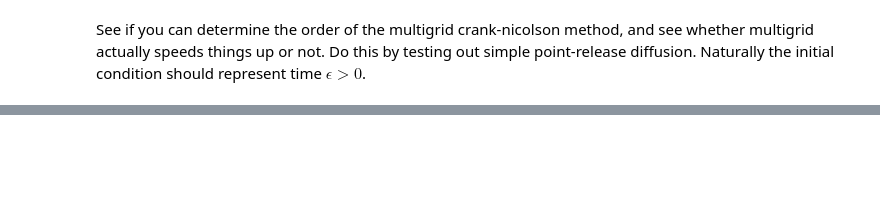
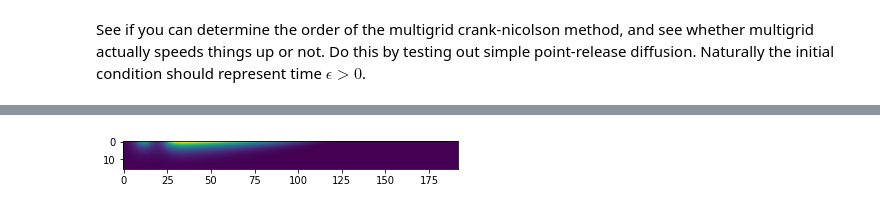
Before and after one commit to boospooky/omnitray-modeling, a Jupyter notebook: omnisim_notebook.ipynb, the cells around one changed output, grey strips where cells are left out. Saved outputs shown, nothing was run; the diff lists cells and outputs as text; code cells hidden in the pictures; blank space fills up the shorter version.

```diff
--- a/omnisim_notebook.ipynb
+++ b/omnisim_notebook.ipynb
@@ -1061,2 +1936,33 @@ cnmg_rk = importlib.reload(cnmg_rk)
+# %%
+oms = importlib.reload(oms)
+simmer = oms.Simulator(8)
+scale = simmer.scale
+ns, nz, nh, nw, _ = simmer.dims
+arr_z = nz + 5
+# simmer.set_scale(8)
+simmer.t_eval = np.arange(0,12*60*60,2).astype(np.float)
+
+# Params :    ,Dc,    rc,    rS, rR,    Hn,Kn,   Dn,     kn,      Da,   xa,    xs,  xS,
+p0 = np.array([0,  2.6e-4, 2e-4, 8e-6,  4, 68,  1.14e-6, 1.6e-2, 7e-4, 1e-2, 250, 100,
+#xr, hS,   kS,  hR, kR,  hC,  kC,    pa,  leak   min_od
+13, 2.5,  133, 2.3, 40, 2.2, 1.13e4, 3e-5, 0, 0.1], dtype=np.float64)
+
+simmer.set_p0(p0)
+
+cs_slice, cp_slice, n_slice, a_slice, s_slice, r_slice = simmer.species_slices
+scale = simmer.scale
+
+initial_array = np.zeros((arr_z, nh, nw), dtype=np.float64, order='C') + 1e-5
+initial_array[n_slice] = 100
+initial_array[cs_slice][0,scale:-scale,scale:2*scale] = od0
+# initial_array[cs_i,:,:] = od0*(np.random.random((nh,nw))<0.19)
+initial_array[cs_slice][0,:,:] = ndi.gaussian_filter(initial_array[cs_slice][0,...], scale/4)
+initial_array[cp_slice][0,scale:-scale,3*scale:-scale] = od0
+# initial_array[cp_i,:,:] = od0*(np.random.random((nh,nw))<0.25)
+initial_array[cp_slice][0,:,:] = ndi.gaussian_filter(initial_array[cp_slice][0,...], scale/4)
+for ind in [cp_slice, cs_slice]:
+    threshed = initial_array[ind] > min_od
+    initial_array[ind] = initial_array[ind]*threshed
+simmer.initial_array = initial_array.copy()
 # %%
 # simmer.set_p0(p0)
@@ -1064,0 +1978,4 @@ impexp = cnmg_rk.CNMGRK(simmer, 0, 2*60, first_step=5e-1)
+# %%
+ys_reshaped = [xx.reshape((1,arr_z,nh,nw)) for xx in ys]
+# %%
+ys_stack = np.concatenate(ys_reshaped,axis=0)
@@ -1064,0 +1987,4 @@ impexp = cnmg_rk.CNMGRK(simmer, 0, 2*60, first_step=5e-1)
+# %%
+_ = plt.imshow(ys_stack[200,a_slice[0],np.int(nh//2),:],vmin=0)
+# %% [output]
+[figure, added]
```
Also changed, not shown: parts of 58 cells of this notebook, 4 other files.
